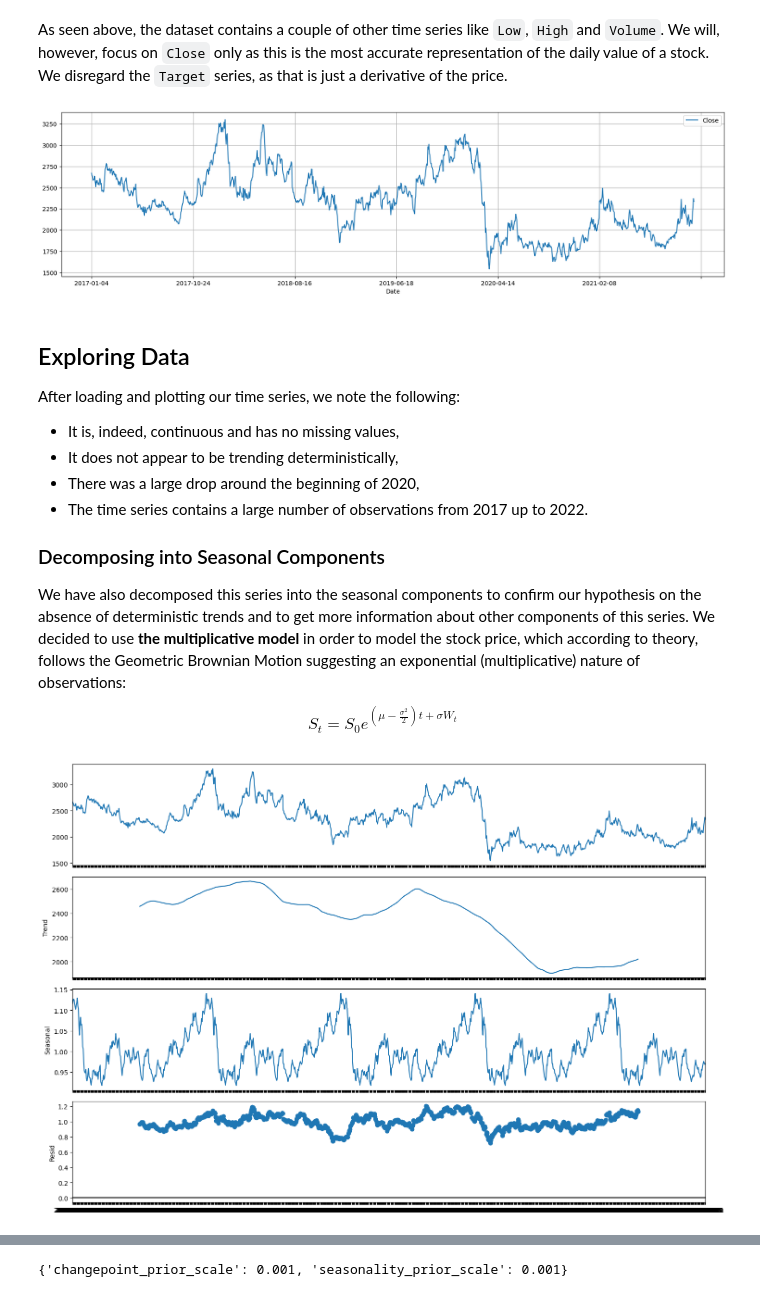
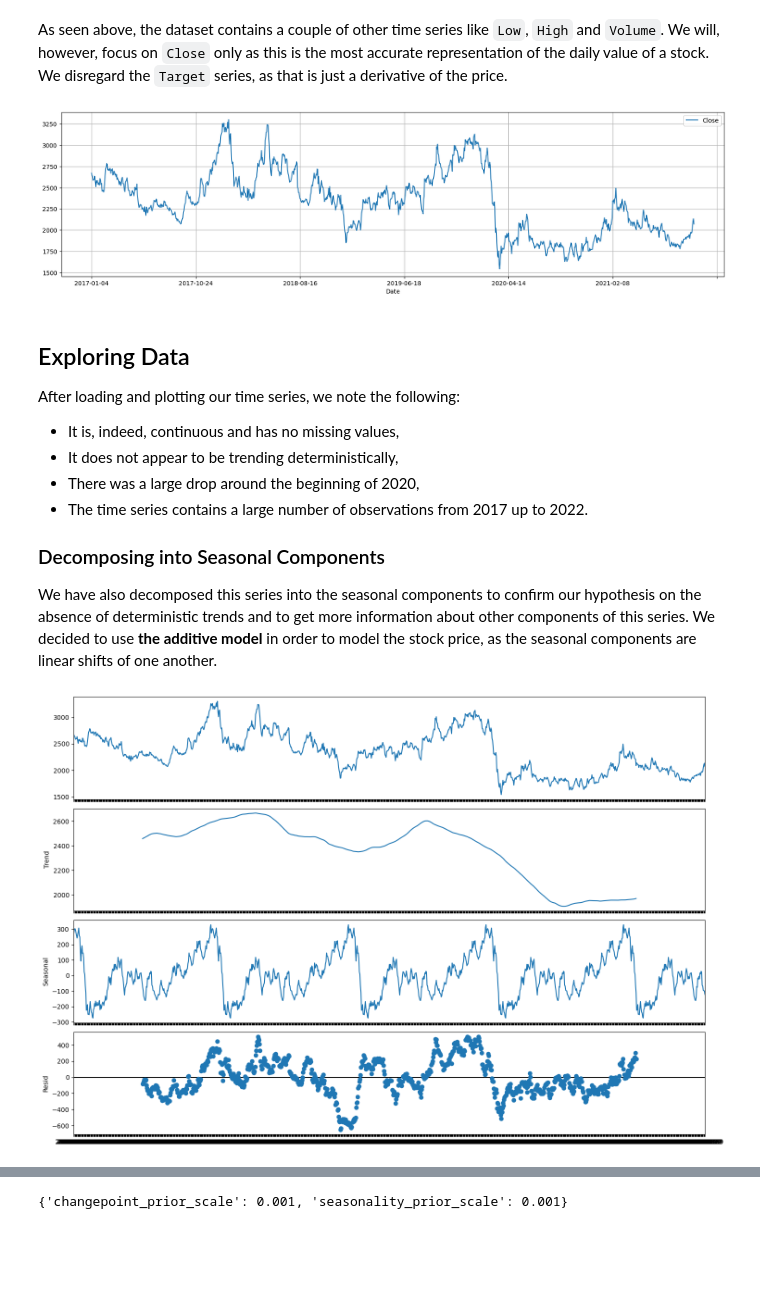
Before and after one commit to afoster28/ml_fin2, a Jupyter notebook: Tokyo_Stock_Prices_A_Foster,_M_Staniszewski.ipynb, the cells around one changed output, grey strips where cells are left out. Saved outputs shown, nothing was run; the diff lists cells and outputs as text; code cells hidden in the pictures; blank space fills up the shorter version.

```diff
--- a/Tokyo_Stock_Prices_A_Foster,_M_Staniszewski.ipynb
+++ b/Tokyo_Stock_Prices_A_Foster,_M_Staniszewski.ipynb
@@ -48,5 +48,5 @@ As outlined in preceding sections we will define the `FORECASTING_PERIOD` to be
 # %%
-FORECASTING_PERIOD = 15
+FORECASTING_PERIOD = 45
 # %% [markdown]
 ### Loading the Dataset
 
@@ -86,7 +86,7 @@ series = data[['Close']] # We are interested in the Close price, as the return c
 series.plot(grid=True,figsize=(20,5))
 plt.show()
 # %% [output]
-[figure, old version]
+[figure, new version]
 # %% [markdown]
 ## Exploring Data
 
@@ -98,16 +98,14 @@ After loading and plotting our time series, we note the following:
 
 ### Decomposing into Seasonal Components
 
-We have also decomposed this series into the seasonal components to confirm our hypothesis on the absence of deterministic trends and to get more information about other components of this series. We decided to use **the multiplicative model** in order to model the stock price, which according to theory, follows the Geometric Brownian Motion suggesting an exponential (multiplicative) nature of observations:
-
-$$S_t = S_0 e^{(\mu-\frac{\sigma^2}{2})t+\sigma W_t}$$
+We have also decomposed this series into the seasonal components to confirm our hypothesis on the absence of deterministic trends and to get more information about other components of this series. We decided to use **the additive model** in order to model the stock price, as the seasonal components are linear shifts of one another.
 # %%
 rcParams['figure.figsize'] = 15, 10 # Increasing the size of the plots
 # Using the multiplicative model, because this is a stock price following the exponential GBM.
 # The number of business (trading) days in a year is 252.
-decomposition = sm.tsa.seasonal_decompose(series, model = 'multiplicative', period=252)
+decomposition = sm.tsa.seasonal_decompose(series, model = 'additive', period=252)
 fig = decomposition.plot()
 plt.show()
 # %% [output]
-[figure, old version]
+[figure, new version]
 # %% [markdown]
```
Also changed, not shown: parts of 37 cells of this notebook.
